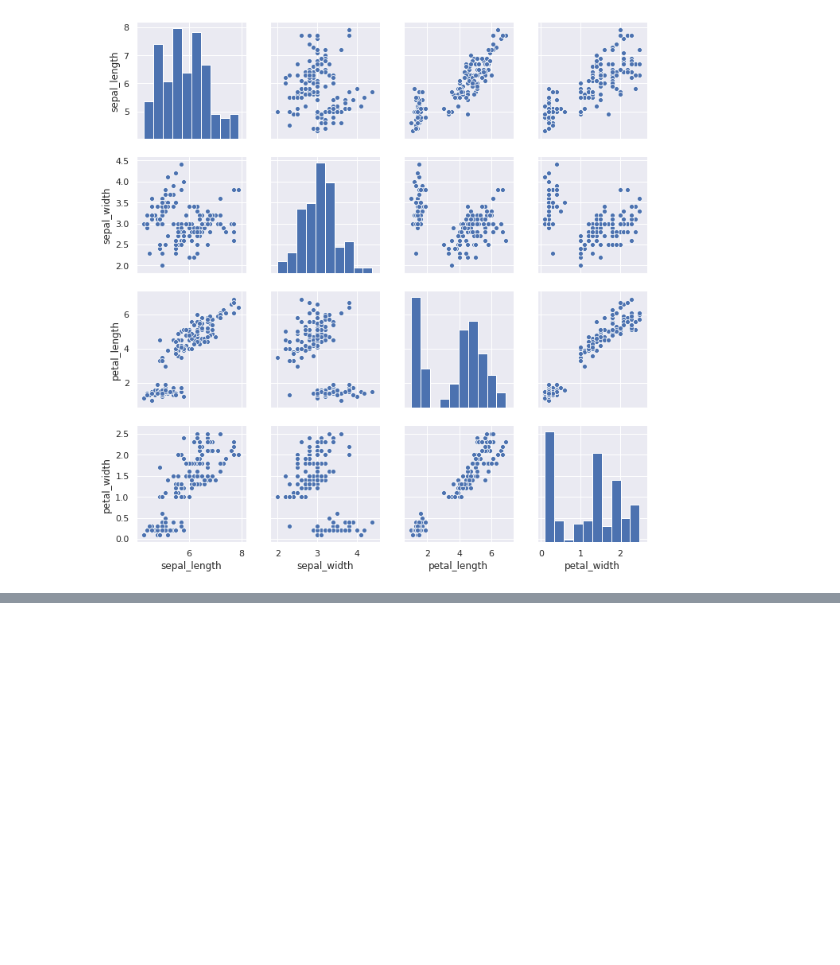
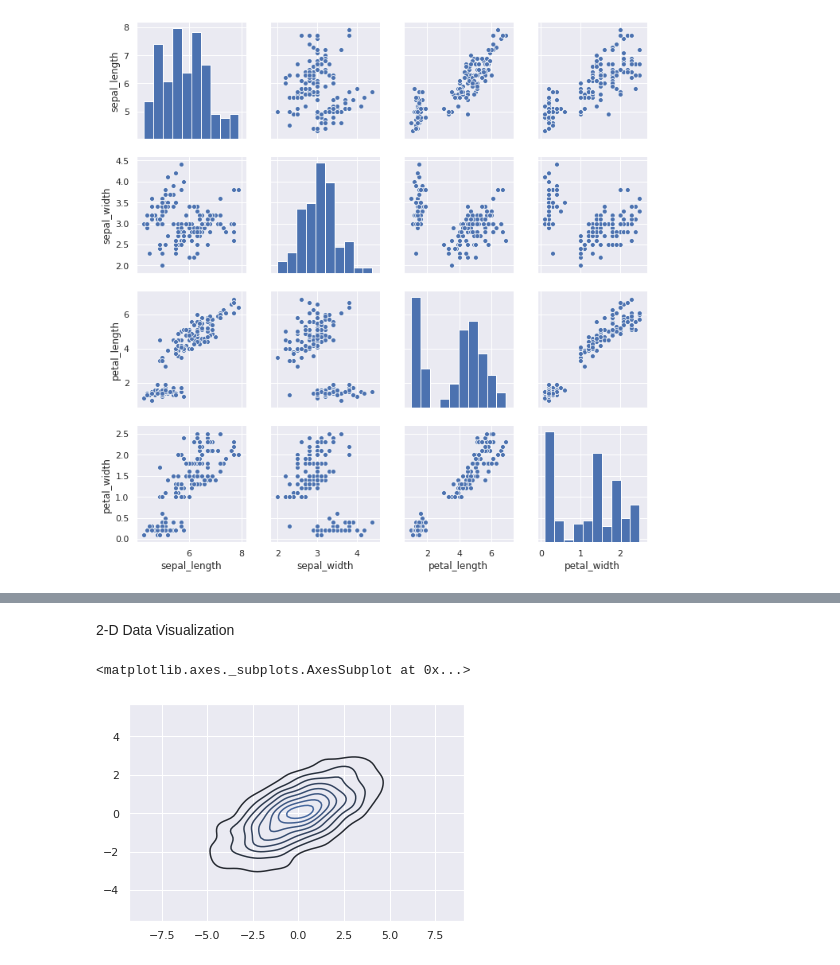
Before and after one commit to Deepshikha05/Visualization-in-Python, a Jupyter notebook: seaborn/seaborn.ipynb, the cells around one changed output, grey strips where cells are left out. Saved outputs shown, nothing was run; the diff lists cells and outputs as text; code cells hidden in the pictures; blank space fills up the shorter version.

```diff
--- a/seaborn/seaborn.ipynb
+++ b/seaborn/seaborn.ipynb
@@ -88,0 +117,7 @@ sns.pairplot(iris_data);
+# %% [markdown]
+2-D Data Visualization
+# %%
+sns.kdeplot(data)
+# %% [output]
+<matplotlib.axes._subplots.AxesSubplot at 0x...>
+[figure, added]
```
Also changed, not shown: parts of 32 cells of this notebook.
